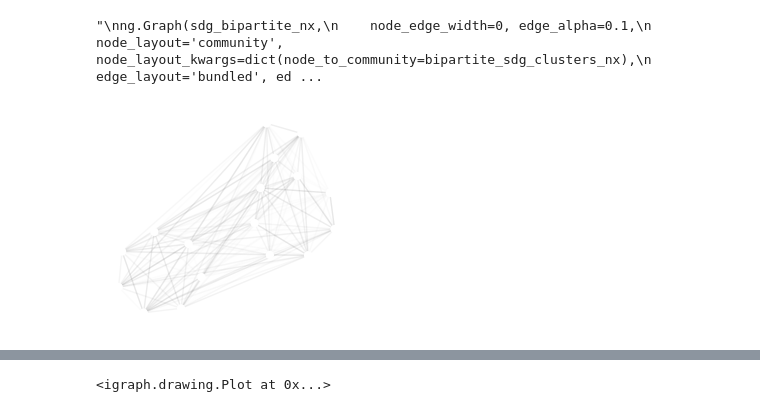
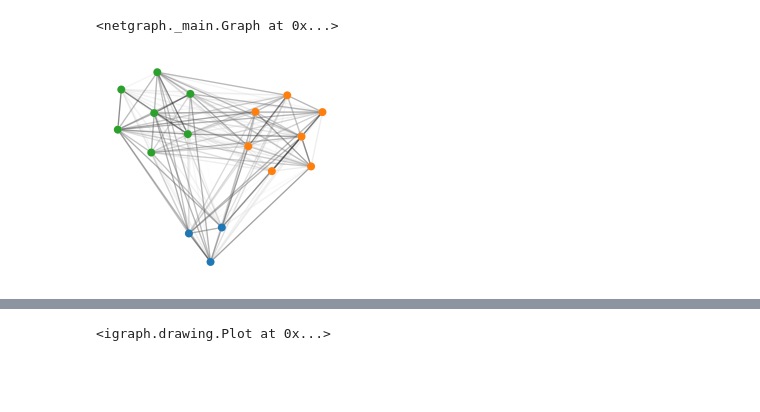
Before and after one commit to ericssimpson/sustainable-development-modeling, a Jupyter notebook: sub_sdg_analysis.ipynb, the cells around one changed output, grey strips where cells are left out. Cells and saved outputs as stored; diff of their text form; code cells hidden in the pictures; blank space fills up the shorter version.

```diff
--- a/sub_sdg_analysis.ipynb
+++ b/sub_sdg_analysis.ipynb
@@ -19,19 +19,20 @@ sdg_complete_nx = nx.read_gml(
 from community import community_louvain
 complete_sdg_clusters_nx = community_louvain.best_partition(sdg_complete_nx)
 bipartite_sdg_clusters_nx = community_louvain.best_partition(sdg_bipartite_nx)
-# %%
-import netgraph as ng
-ng.Graph(sdg_complete_nx,
-    node_edge_width=0, edge_alpha=0.1,
-    node_layout='community', node_layout_kwargs=dict(node_to_community=complete_sdg_clusters_nx)
-)
-'''
-ng.Graph(sdg_bipartite_nx,
-    node_edge_width=0, edge_alpha=0.1,
-    node_layout='community', node_layout_kwargs=dict(node_to_community=bipartite_sdg_clusters_nx),
-    edge_layout='bundled', edge_layout_kwargs=dict(k=2000),
-)
-'''
-# %% [output]
-"\nng.Graph(sdg_bipartite_nx,\n    node_edge_width=0, edge_alpha=0.1,\n    node_layout='community', node_layout_kwargs=dict(node_to_community=bipartite_sdg_clusters_nx),\n    edge_layout='bundled', ed ...
-[figure, removed]
+# %%
+import netgraph as ng
+community_to_color = {
+    0 : 'tab:blue',
+    1 : 'tab:orange',
+    2 : 'tab:green',
+    3 : 'tab:red',
+}
+# %%
+node_color_1 = {node: community_to_color[community_id] for node, community_id in complete_sdg_clusters_nx.items()}
+ng.Graph(sdg_complete_nx,
+    node_color=node_color_1, node_edge_width=0, edge_alpha=0.5,
+    node_layout='community', node_layout_kwargs=dict(node_to_community=complete_sdg_clusters_nx)
+)
+# %% [output]
+<netgraph._main.Graph at 0x...>
+[figure, added]
```
Also changed, not shown: parts of 1 cell of this notebook.
